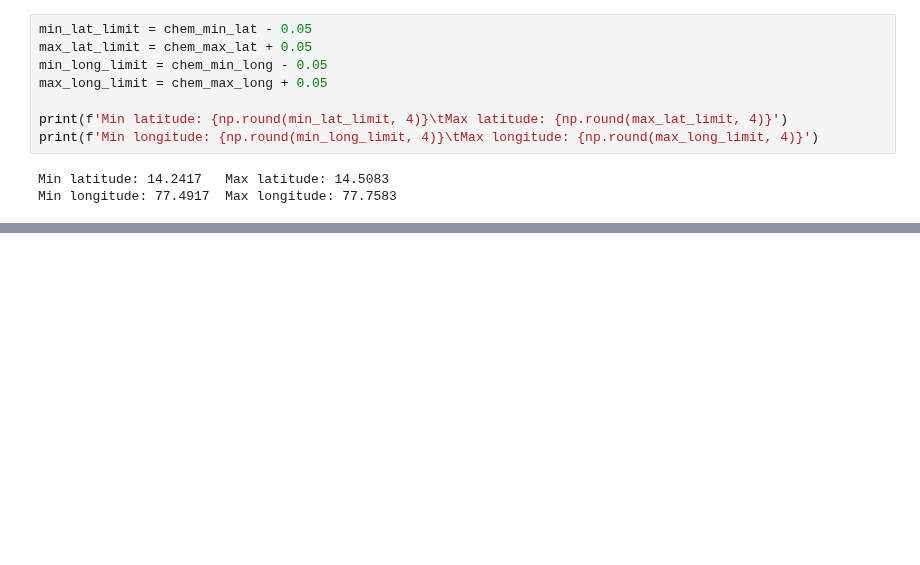
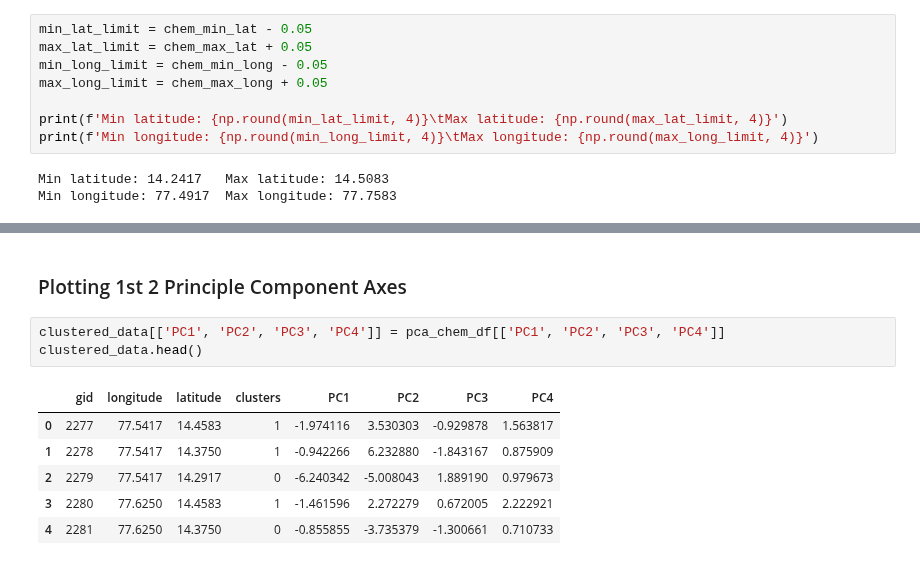
Before and after one commit to Ashish-Sasna/CMT-GSC-AI, a Jupyter notebook: Stream sediments.ipynb, the cells around one changed output, grey strips where cells are left out. Saved outputs shown, nothing was run; the diff lists cells and outputs as text; blank space fills up the shorter version.

```diff
--- a/Stream sediments.ipynb
+++ b/Stream sediments.ipynb
@@ -651,0 +694,12 @@ for fig in fig_list:
+# %% [markdown]
+### Plotting 1st 2 Principle Component Axes
+# %%
+clustered_data[['PC1', 'PC2', 'PC3', 'PC4']] = pca_chem_df[['PC1', 'PC2', 'PC3', 'PC4']]
+clustered_data.head()
+# %% [output]
+|  | gid | longitude | latitude | clusters | PC1 | PC2 | PC3 | PC4 |
+| 0 | 2277 | 77.5417 | 14.4583 | 1 | -1.974116 | 3.530303 | -0.929878 | 1.563817 |
+| 1 | 2278 | 77.5417 | 14.3750 | 1 | -0.942266 | 6.232880 | -1.843167 | 0.875909 |
+| 2 | 2279 | 77.5417 | 14.2917 | 0 | -6.240342 | -5.008043 | 1.889190 | 0.979673 |
+| 3 | 2280 | 77.6250 | 14.4583 | 1 | -1.461596 | 2.272279 | 0.672005 | 2.222921 |
+| 4 | 2281 | 77.6250 | 14.3750 | 0 | -0.855855 | -3.735379 | -1.300661 | 0.710733 |
```
Also changed, not shown: parts of 6 cells of this notebook, 3 other files.
